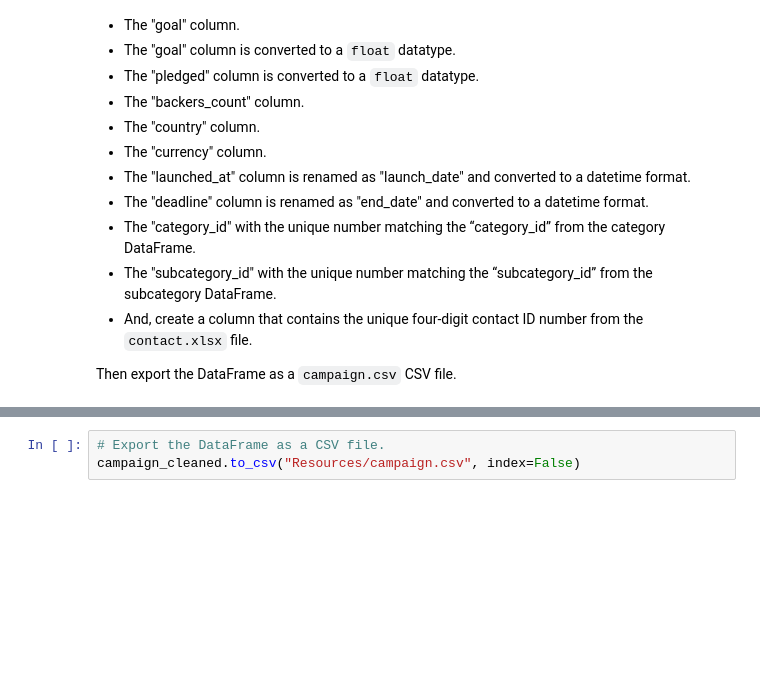
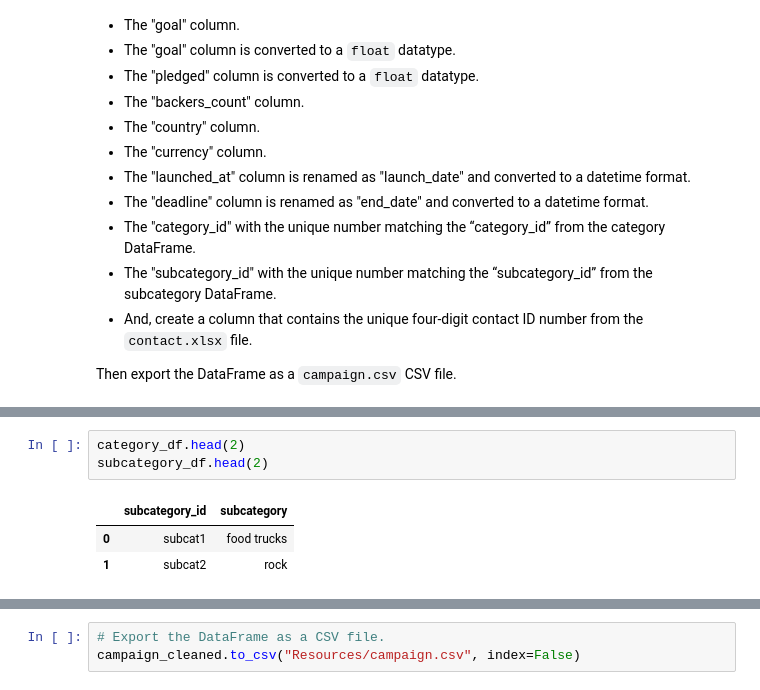
Before and after one commit to Hensonkk/Crowdfunding_ETL, a Jupyter notebook: ETL_Mini_Project_SShave_KHenson.ipynb, the cells around one changed output, grey strips where cells are left out. Saved outputs shown, nothing was run; the diff lists cells and outputs as text; blank space fills up the shorter version.

```diff
--- a/ETL_Mini_Project_SShave_KHenson.ipynb
+++ b/ETL_Mini_Project_SShave_KHenson.ipynb
@@ -257,3 +240,10 @@ from datetime import datetime as dt
+# %%
+category_df.head(2)
+subcategory_df.head(2)
+# %% [output]
+|  | subcategory_id | subcategory |
+| 0 | subcat1 | food trucks |
+| 1 | subcat2 | rock |
 # %%
 # Merge the campaign_df with the category_df on the "category" column and
 # the subcategory_df on the "subcategory" column.
```
Also changed, not shown: parts of 24 cells of this notebook.
